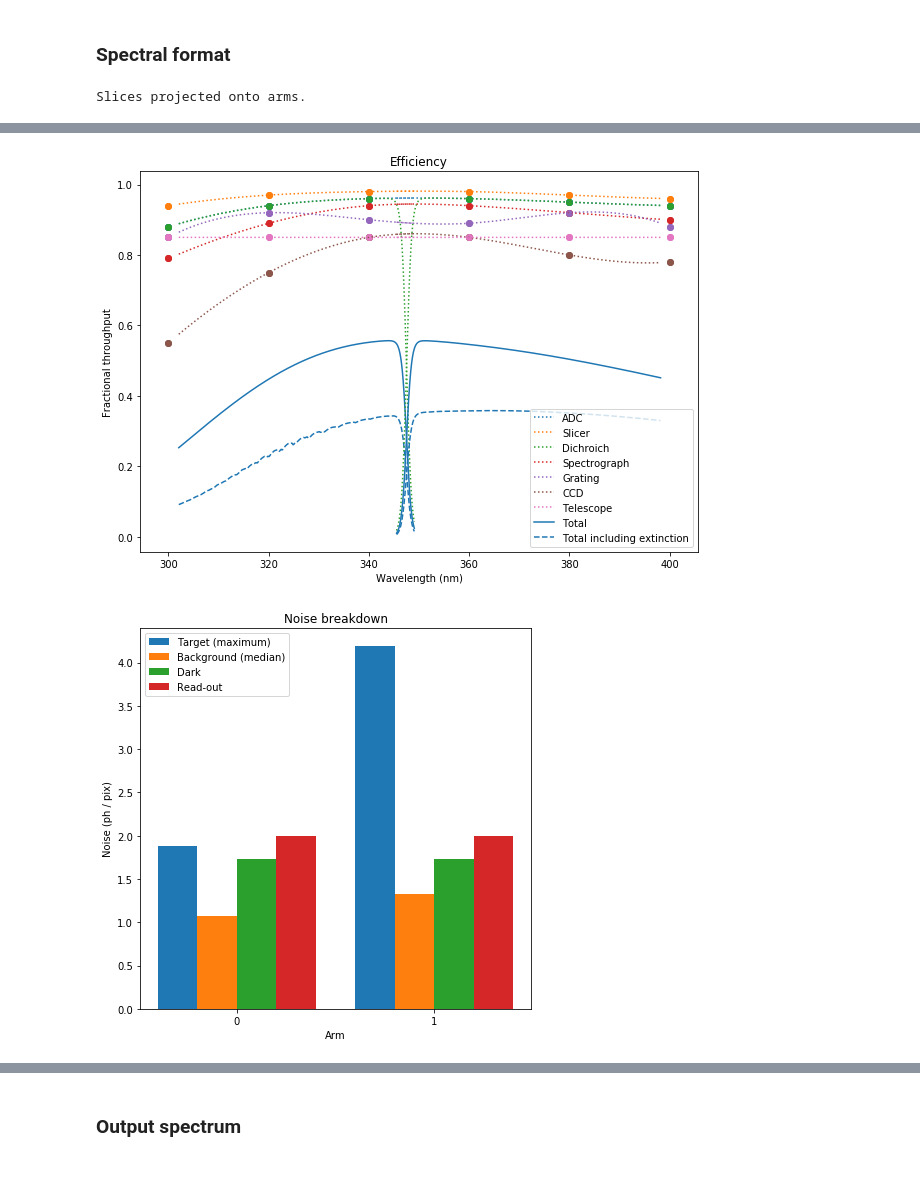
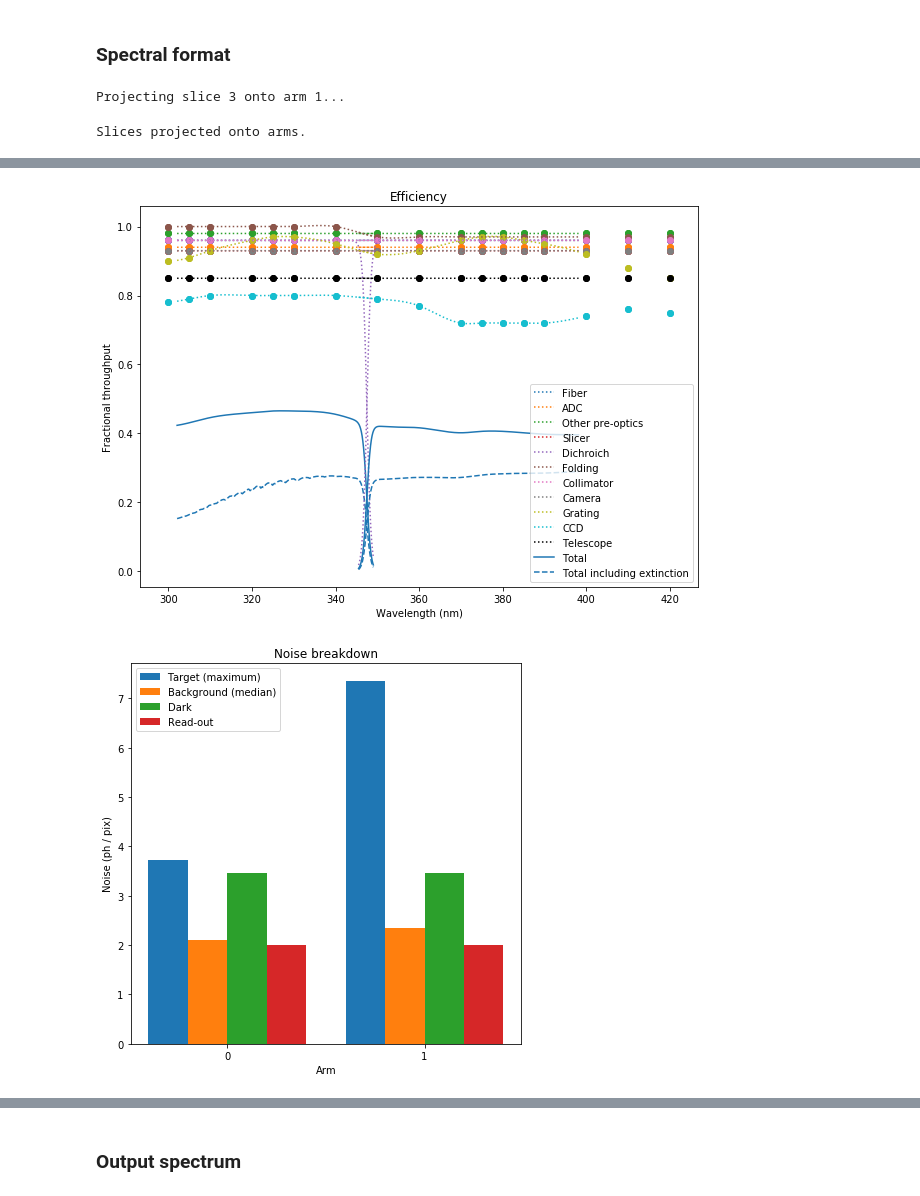
Before and after one commit to gcupani/cubes, a Jupyter notebook: CUBES E2E simulator (compact).ipynb, the cells around one changed output, grey strips where cells are left out. Cells and saved outputs as stored; diff of their text form; code cells hidden in the pictures.

```diff
--- a/CUBES E2E simulator (compact).ipynb
+++ b/CUBES E2E simulator (compact).ipynb
@@ -62,8 +62,8 @@ sim.ccd_xsize = 6144*au.pixel  # X size of the CCD
 sim.ccd_ysize = 6144*au.pixel  # Y size of the CCD
 sim.pix_xsize = 15*au.micron  # X size of the pixels
 sim.pix_ysize = 15*au.micron  # Y size of the pixels
-sim.ccd_xbin = 1  # X binning of the CCD
-sim.ccd_ybin = 1  # Y binning of the CCD
+sim.ccd_xbin = 2  # X binning of the CCD
+sim.ccd_ybin = 2  # Y binning of the CCD
 
 sim.arm_n = 2  # Number of arms
 if sim.arm_n == 1:
@@ -75,18 +75,25 @@ if sim.arm_n == 3:
     sim.wave_d = [335, 362.5]*au.nm  # Wavelengths of dichroichs
     sim.wave_d_shift = 12*au.nm  # Shift of the CCD edges w.r.t. the dichroich wavelengths
 
-sim.eff_wave = [300, 320, 340, 360, 380, 400]*au.nm  # Wavelengths used to model efficiency
-sim.eff_adc = [0.88, 0.94, 0.96, 0.96, 0.95, 0.94]  # ADC efficiency
-sim.eff_slc = [0.94, 0.97, 0.98, 0.98, 0.97, 0.96]  # Slicer efficiency
-sim.eff_dch = [0.88, 0.94, 0.96, 0.96, 0.95, 0.94]  # Dichroics efficiency
-sim.eff_spc = [0.79, 0.89, 0.94, 0.94, 0.92, 0.90]  # Spectrograph efficiency
+sim.eff_wave = [300, 305, 310, 320, 325, 330, 340, 350, 360, 370, 375, 380, 385, 390, 400, 410, 420]*au.nm  # Wavelengths used to model efficiency
+
+sim.eff_fib = [0.96, 0.96, 0.96, 0.96, 0.96, 0.96, 0.96, 0.96, 0.96, 0.96, 0.96, 0.96, 0.96, 0.96, 0.96, 0.96, 0.96]  # Fiber efficiency
+sim.eff_adc = [0.94, 0.94, 0.94, 0.94, 0.94, 0.94, 0.94, 0.94, 0.94, 0.94, 0.94, 0.94, 0.94, 0.94, 0.94, 0.94, 0.94]  # ADC efficiency
+sim.eff_opo = [0.98, 0.98, 0.98, 0.98, 0.98, 0.98, 0.98, 0.98, 0.98, 0.98, 0.98, 0.98, 0.98, 0.98, 0.98, 0.98, 0.98]  # Other pre-optics efficiency
+sim.eff_slc = [0.93, 0.93, 0.93, 0.93, 0.93, 0.93, 0.93, 0.93, 0.93, 0.93, 0.93, 0.93, 0.93, 0.93, 0.93, 0.93, 0.93]  # Slicer efficiency
+sim.eff_dch = [0.96, 0.96, 0.96, 0.96, 0.96, 0.96, 0.96, 0.96, 0.96, 0.96, 0.96, 0.96, 0.96, 0.96, 0.96, 0.96, 0.96]  # Dichroics efficiency
+sim.eff_fld = [1.00, 1.00, 1.00, 1.00, 1.00, 1.00, 1.00, 0.97, 0.97, 0.97, 0.97, 0.97, 0.97, 0.97, 0.97, 0.97, 0.97]  # Fold efficiency
+sim.eff_col = [0.96, 0.96, 0.96, 0.96, 0.96, 0.96, 0.96, 0.96, 0.96, 0.96, 0.96, 0.96, 0.96, 0.96, 0.96, 0.96, 0.96]  # Collimator efficiency
+sim.eff_cam = [0.93, 0.93, 0.93, 0.93, 0.93, 0.93, 0.93, 0.93, 0.93, 0.93, 0.93, 0.93, 0.93, 0.93, 0.93, 0.93, 0.93]  # Camera efficiency
+
+#sim.eff_spc = [0.79, 0.89, 0.94, 0.94, 0.92, 0.90]  # Spectrograph efficiency
 if sim.arm_n == 1:
-    sim.eff_grt = [0.75, 0.86, 0.92, 0.89, 0.83, 0.74]  # Grating efficiency
+    sim.eff_grt = [0.79, 0.84, 0.88, 0.91, 0.93, 0.95, 0.97, 0.96, 0.94, 0.91, 0.88, 0.87, 0.85, 0.83, 0.78, 0.72, 0.65]  # Grating efficiency
 if sim.arm_n == 2:
-    sim.eff_grt = [0.85, 0.92, 0.90, 0.89, 0.92, 0.88]  # Grating efficiency
+    sim.eff_grt = [0.90, 0.91, 0.93, 0.96, 0.97, 0.97, 0.95, 0.92, 0.93, 0.96, 0.97, 0.97, 0.96, 0.95, 0.92, 0.88, 0.85]  # Grating efficiency
 if sim.arm_n == 3:
-    sim.eff_grt = [0.86, 0.92, 0.90, 0.91, 0.92, 0.90]  # Grating efficiency
-sim.eff_ccd = [0.55, 0.75, 0.85, 0.85, 0.80, 0.78]  # CCD QE
+    sim.eff_grt = [0.91, 0.93, 0.95, 0.97, 0.97, 0.95, 0.95, 0.97, 0.96, 0.94, 0.95, 0.96, 0.97, 0.97, 0.95, 0.92, 0.88]  # Grating efficiency
+sim.eff_ccd = [0.78, 0.79, 0.80, 0.80, 0.80, 0.80, 0.80, 0.79, 0.77, 0.72, 0.72, 0.72, 0.72, 0.72, 0.74, 0.76, 0.75]  # CCD QE
 
 if sim.arm_n == 1:
     sim.disp_wave = [[300, 320, 340, 360, 380, 400]]*au.nm  # Wavelengths used to model dispersion
@@ -106,4 +113,5 @@ sim.slice_gap = 40*au.pixel  # Gap between the slices
 sim.ccd()
 #%mprun -f sim.ccd sim.ccd()  # Only for memory checks
 # %% [output]
-Slices projected onto arms.
+Projecting slice 3 onto arm 1...
+Slices projected onto arms.
@@ -113,2 +121,2 @@ Slices projected onto arms.
-[figure, old version]
+[figure, new version]
-[figure, old version]
+[figure, new version]
```
Also changed, not shown: parts of 2 cells of this notebook, 3 other files.
